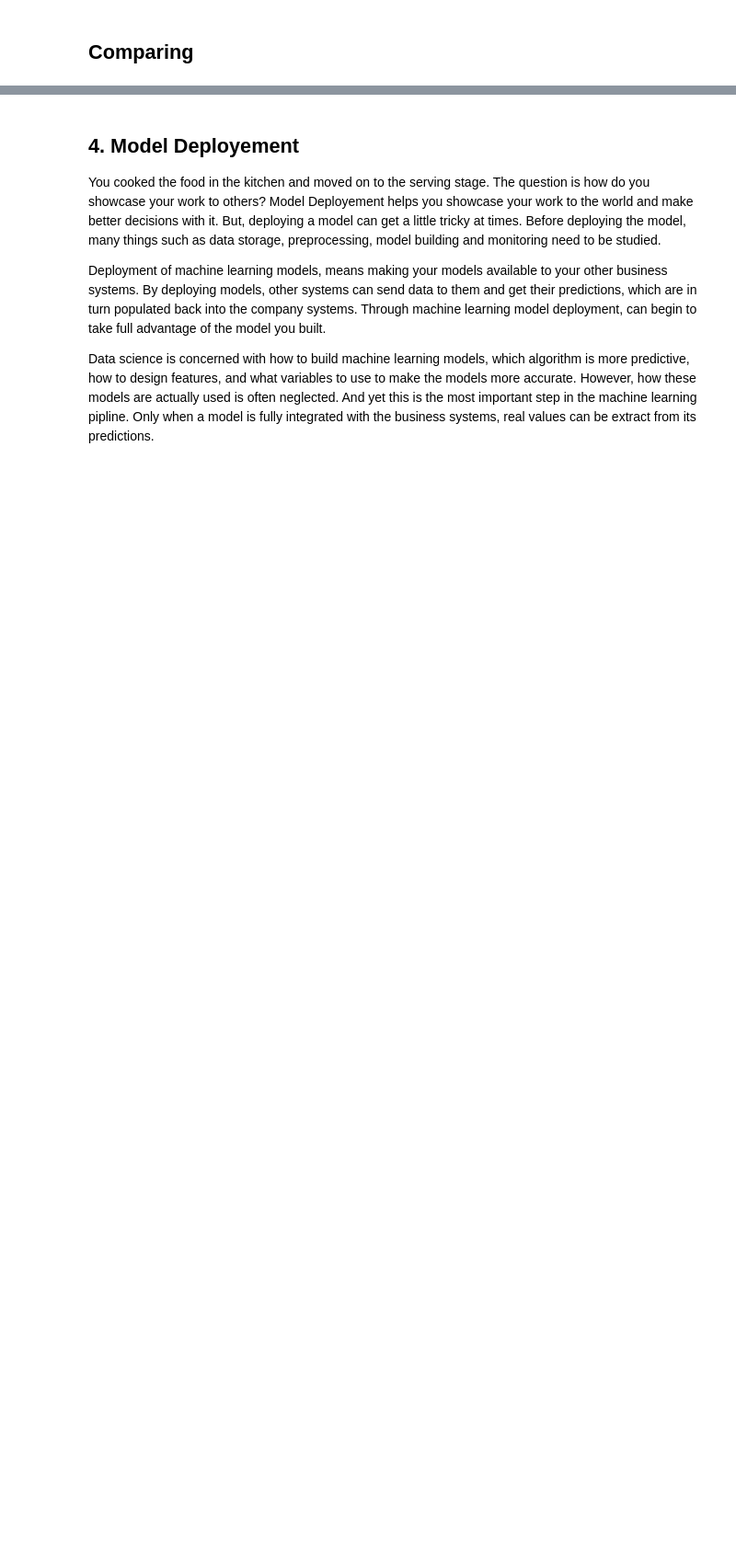
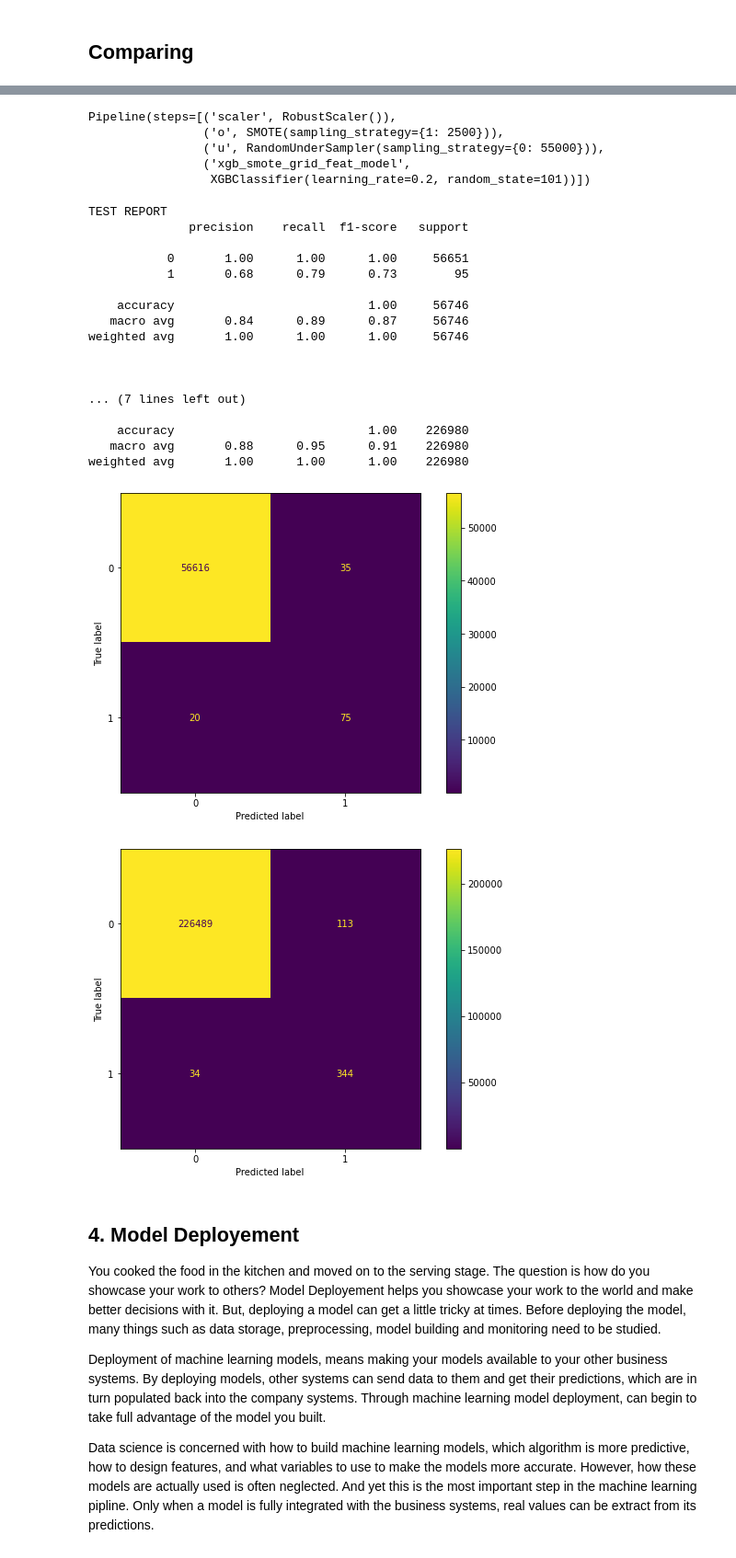
Before and after one commit to habip-bingol/Projects, a Jupyter notebook: ML_Projects/Capstone_Projects/Fraud_Detection/Fraud_Detection.ipynb, the cells around one changed output, grey strips where cells are left out. Shown at 92% size. Saved outputs shown, nothing was run; the diff lists cells and outputs as text; code cells hidden in the pictures; blank space fills up the shorter version.

Commit message:
model completed

```diff
--- a/ML_Projects/Capstone_Projects/Fraud_Detection/Fraud_Detection.ipynb
+++ b/ML_Projects/Capstone_Projects/Fraud_Detection/Fraud_Detection.ipynb
@@ -2083,0 +2153,2 @@ plt.show()
+# %%
+X_resampled_under, y_resampled_under = under.fit_resample(X_train, y_train) #X_resampled_over, y_resampled_over
@@ -2084,3 +2165,38 @@ plt.show()
+# %%
+operations = [("scaler", RobustScaler()),('o', over), ('u', under),
+              ("xgb_smote_grid_feat_model", XGBClassifier(learning_rate=0.2, random_state=101))]
+# %%
+smote_feat_pipeline = imbpipeline(steps=operations)
+# %%
+smote_feat_pipeline.fit(X_train, y_train)
+# %% [output]
+Pipeline(steps=[('scaler', RobustScaler()),
+                ('o', SMOTE(sampling_strategy={1: 2500})),
+                ('u', RandomUnderSampler(sampling_strategy={0: 55000})),
+                ('xgb_smote_grid_feat_model',
+                 XGBClassifier(learning_rate=0.2, random_state=101))])
+# %%
+eval_metric(smote_feat_pipeline, X_train, y_train, X_test, y_test)
+# %% [output]
+TEST REPORT
+              precision    recall  f1-score   support
+
+           0       1.00      1.00      1.00     56651
+           1       0.68      0.79      0.73        95
+
+    accuracy                           1.00     56746
+   macro avg       0.84      0.89      0.87     56746
+weighted avg       1.00      1.00      1.00     56746
+
+
+
+... (7 lines left out)
+
+    accuracy                           1.00    226980
+   macro avg       0.88      0.95      0.91    226980
+weighted avg       1.00      1.00      1.00    226980
+[figure, added]
+[figure, added]
 # %% [markdown]
 ## 4. Model Deployement
 You cooked the food in the kitchen and moved on to the serving stage. The question is how do you showcase your work to others? Model Deployement helps you showcase your work to the world and make better decisions with it. But, deploying a model can get a little tricky at times. Before deploying the model, many things such as data storage, preprocessing, model building and monitoring need to be studied.
```
Also changed, not shown: parts of 27 cells of this notebook.
